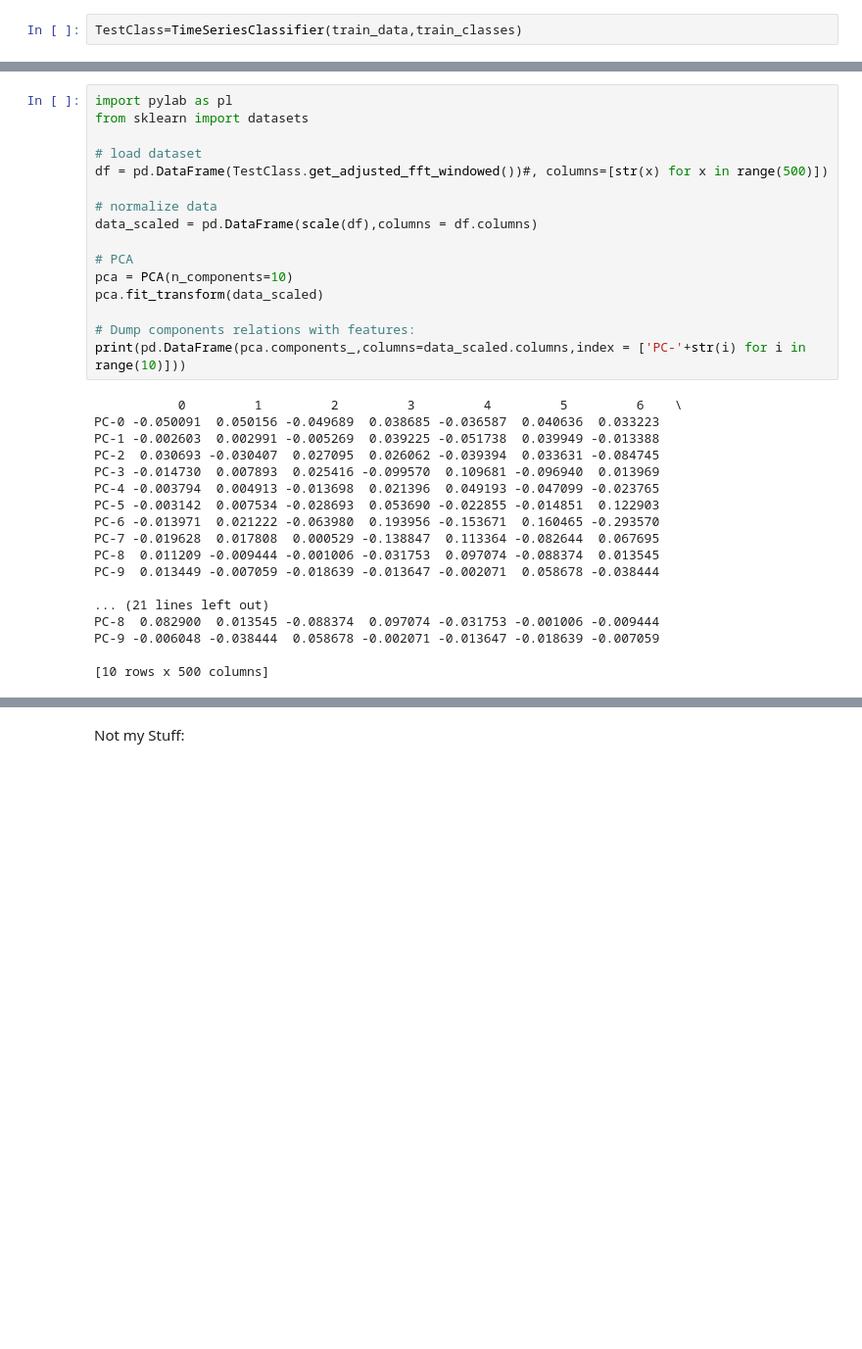
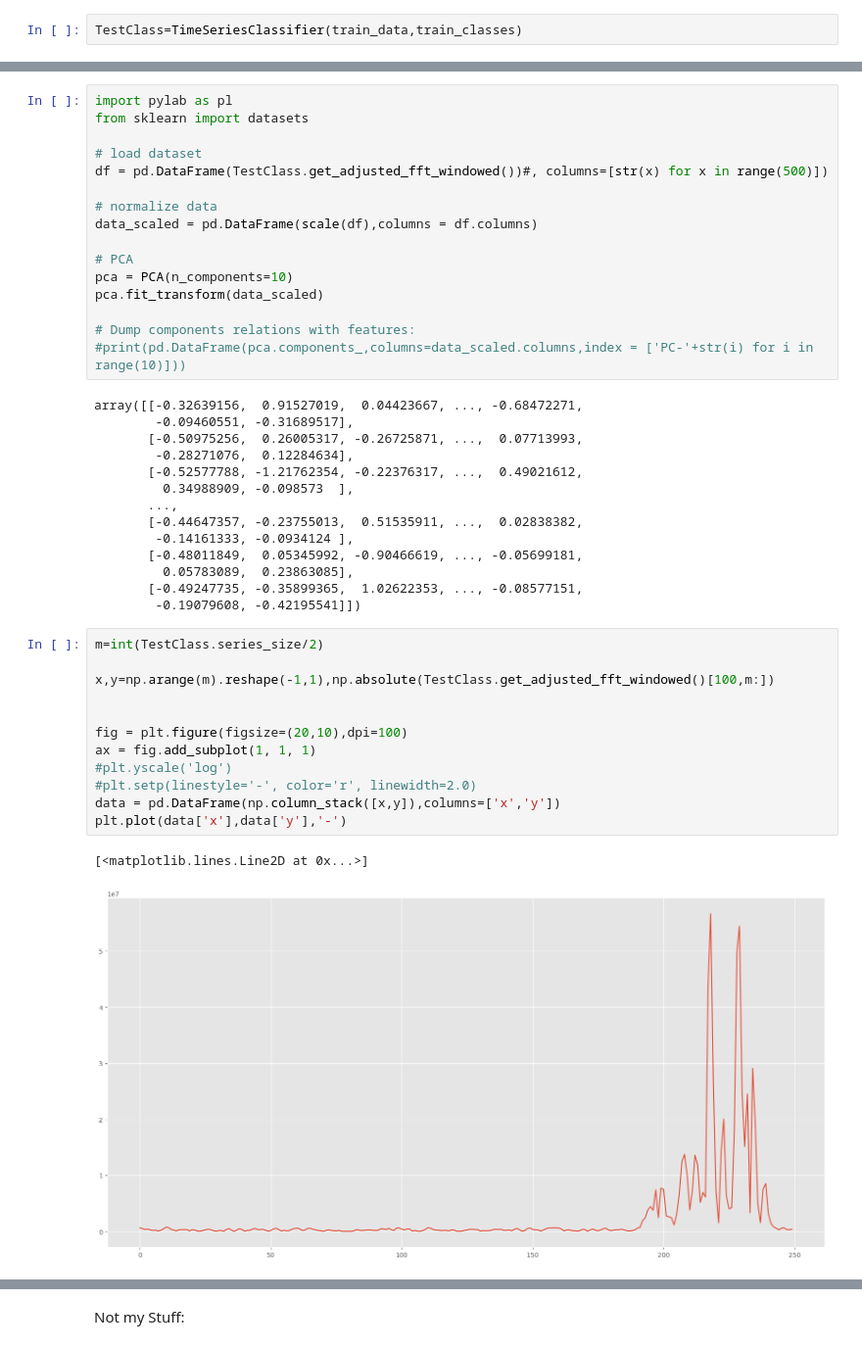
Before and after one commit to jroycha/Time-Series-Classifier, a Jupyter notebook: Time Series Classifier/Time_Series_Classifier_00.ipynb, the cells around one changed output, grey strips where cells are left out. Shown: that part at 98% size. Drawn from its saved outputs; the diff is of its cells as text; blank space fills up the shorter version.

```diff
--- a/Time Series Classifier/Time_Series_Classifier_00.ipynb
+++ b/Time Series Classifier/Time_Series_Classifier_00.ipynb
@@ -331,22 +325,33 @@ pca = PCA(n_components=10)
 pca.fit_transform(data_scaled)
 
 # Dump components relations with features:
-print(pd.DataFrame(pca.components_,columns=data_scaled.columns,index = ['PC-'+str(i) for i in range(10)]))
+#print(pd.DataFrame(pca.components_,columns=data_scaled.columns,index = ['PC-'+str(i) for i in range(10)]))
 # %% [output]
-           0         1         2         3         4         5         6    \
-PC-0 -0.050091  0.050156 -0.049689  0.038685 -0.036587  0.040636  0.033223
-PC-1 -0.002603  0.002991 -0.005269  0.039225 -0.051738  0.039949 -0.013388
-PC-2  0.030693 -0.030407  0.027095  0.026062 -0.039394  0.033631 -0.084745
-PC-3 -0.014730  0.007893  0.025416 -0.099570  0.109681 -0.096940  0.013969
-PC-4 -0.003794  0.004913 -0.013698  0.021396  0.049193 -0.047099 -0.023765
-PC-5 -0.003142  0.007534 -0.028693  0.053690 -0.022855 -0.014851  0.122903
-PC-6 -0.013971  0.021222 -0.063980  0.193956 -0.153671  0.160465 -0.293570
-PC-7 -0.019628  0.017808  0.000529 -0.138847  0.113364 -0.082644  0.067695
-PC-8  0.011209 -0.009444 -0.001006 -0.031753  0.097074 -0.088374  0.013545
-PC-9  0.013449 -0.007059 -0.018639 -0.013647 -0.002071  0.058678 -0.038444
-
-... (21 lines left out)
-PC-8  0.082900  0.013545 -0.088374  0.097074 -0.031753 -0.001006 -0.009444
-PC-9 -0.006048 -0.038444  0.058678 -0.002071 -0.013647 -0.018639 -0.007059
-
-[10 rows x 500 columns]
+array([[-0.32639156,  0.91527019,  0.04423667, ..., -0.68472271,
+        -0.09460551, -0.31689517],
+       [-0.50975256,  0.26005317, -0.26725871, ...,  0.07713993,
+        -0.28271076,  0.12284634],
+       [-0.52577788, -1.21762354, -0.22376317, ...,  0.49021612,
+         0.34988909, -0.098573  ],
+       ...,
+       [-0.44647357, -0.23755013,  0.51535911, ...,  0.02838382,
+        -0.14161333, -0.0934124 ],
+       [-0.48011849,  0.05345992, -0.90466619, ..., -0.05699181,
+         0.05783089,  0.23863085],
+       [-0.49247735, -0.35899365,  1.02622353, ..., -0.08577151,
+        -0.19079608, -0.42195541]])
+# %%
+m=int(TestClass.series_size/2)
+
+x,y=np.arange(m).reshape(-1,1),np.absolute(TestClass.get_adjusted_fft_windowed()[100,m:])
+
+
+fig = plt.figure(figsize=(20,10),dpi=100)
+ax = fig.add_subplot(1, 1, 1)
+#plt.yscale('log')
+#plt.setp(linestyle='-', color='r', linewidth=2.0)
+data = pd.DataFrame(np.column_stack([x,y]),columns=['x','y'])
+plt.plot(data['x'],data['y'],'-')
+# %% [output]
+[<matplotlib.lines.Line2D at 0x...>]
+[figure, added]
```
Also changed, not shown: parts of 18 cells of this notebook.
